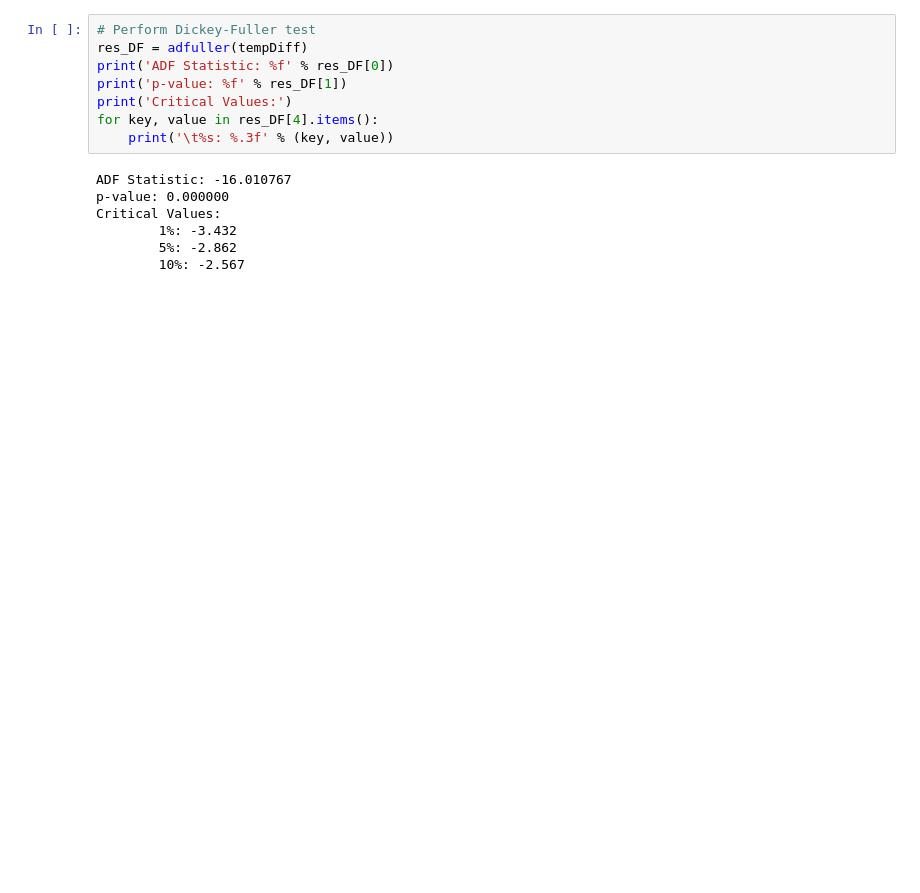
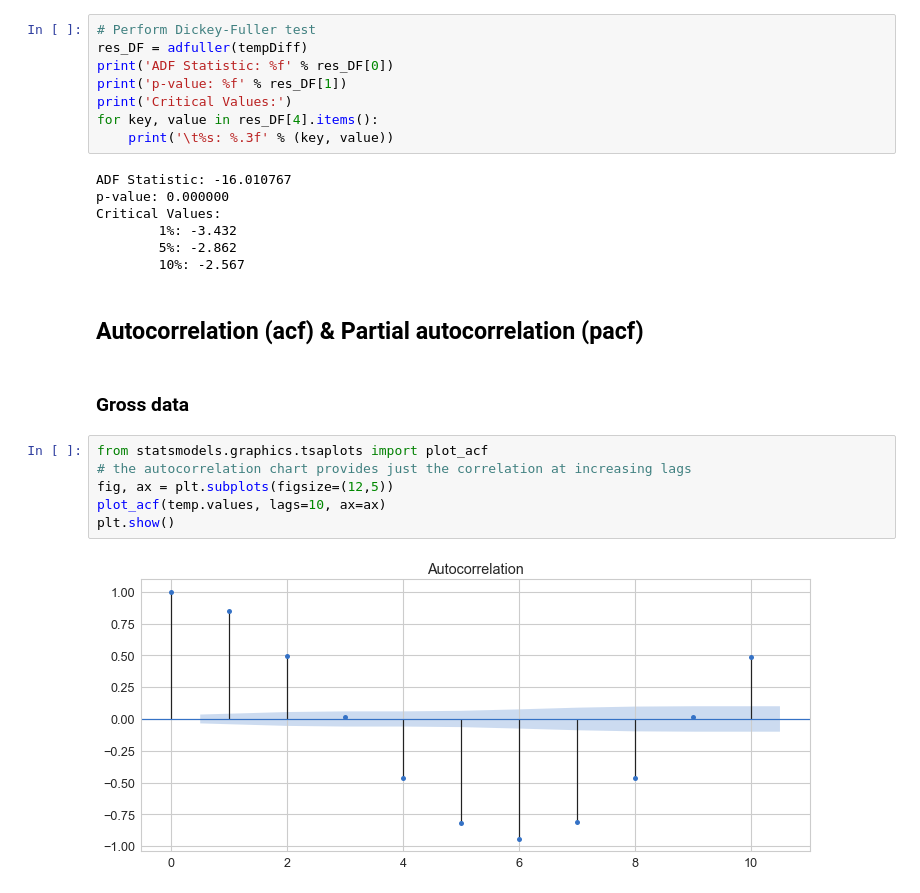
Before and after one commit to Arorazafin/ML-Supvervised-TimeSeries-LSTM, a Jupyter notebook: ts-climateChange.ipynb, the cells around one changed output. Cells and saved outputs as stored; diff of their text form; blank space fills up the shorter version.

```diff
--- a/ts-climateChange.ipynb
+++ b/ts-climateChange.ipynb
@@ -240,3 +244,15 @@ Critical Values:
         1%: -3.432
         5%: -2.862
         10%: -2.567
+# %% [markdown]
+## Autocorrelation (acf) & Partial autocorrelation (pacf)
+# %% [markdown]
+### Gross data
+# %%
+from statsmodels.graphics.tsaplots import plot_acf
+# the autocorrelation chart provides just the correlation at increasing lags
+fig, ax = plt.subplots(figsize=(12,5))
+plot_acf(temp.values, lags=10, ax=ax)
+plt.show()
+# %% [output]
+[figure, added]
```
Also changed, not shown: parts of 26 cells of this notebook.
